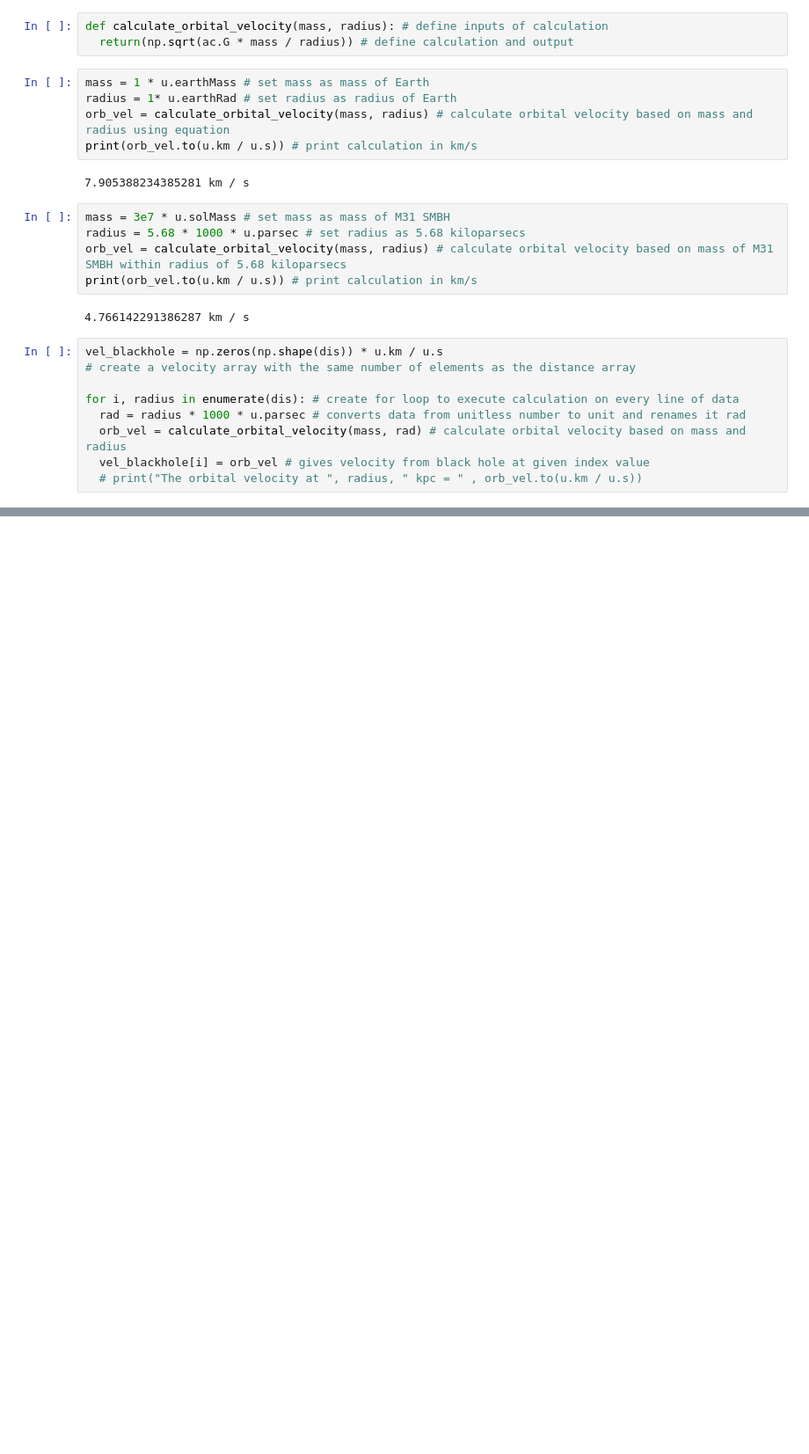
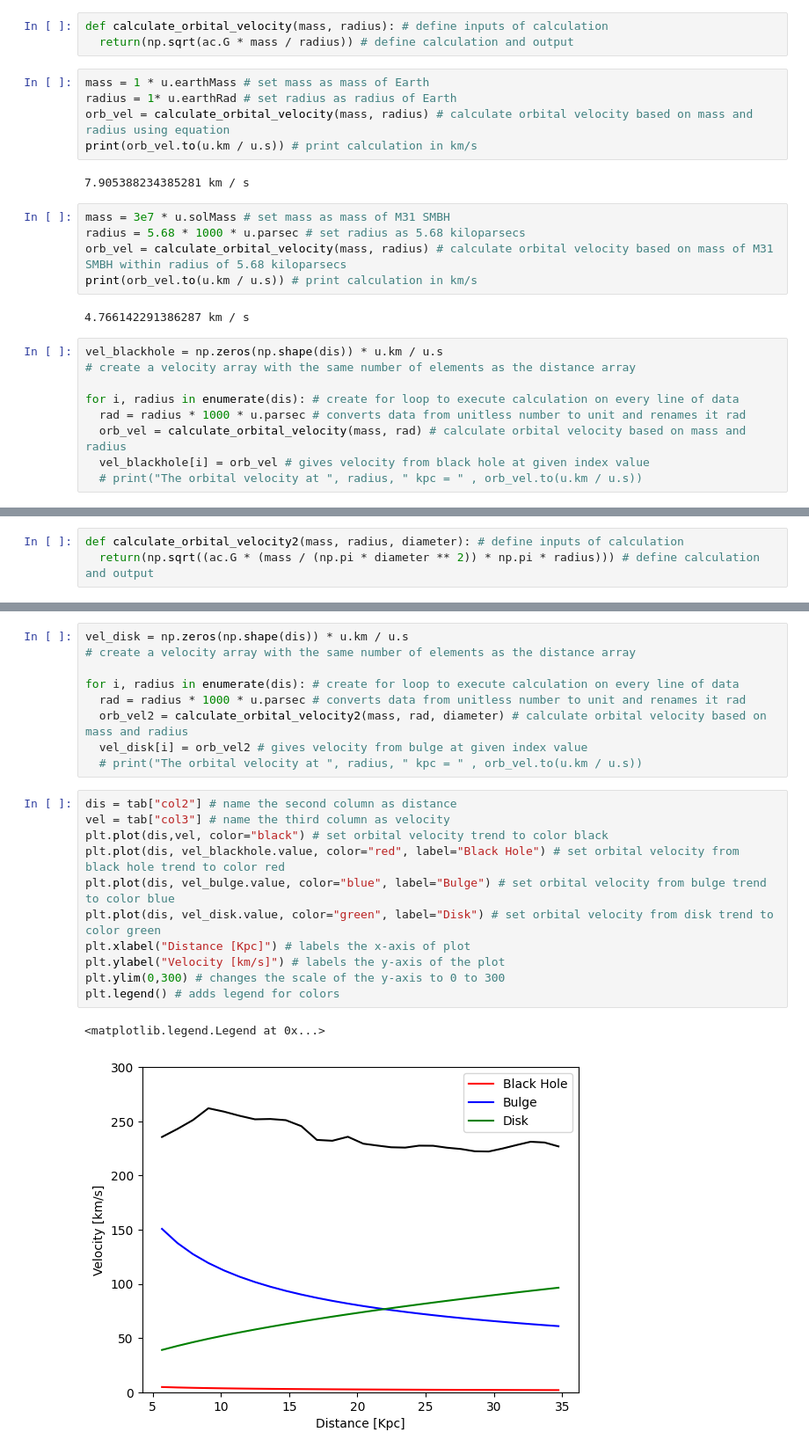
Before and after one commit to KOZlegend/Astronomy-1221, a Jupyter notebook: galaxyrotation.ipynb, the cells around one changed output, grey strips where cells are left out. Shown: that part at 88% size. Saved outputs shown, nothing was run; the diff lists cells and outputs as text; blank space fills up the shorter version.

```diff
--- a/galaxyrotation.ipynb
+++ b/galaxyrotation.ipynb
@@ -66,0 +96,3 @@ plt.legend() # adds legend for colors
+# %%
+def calculate_orbital_velocity2(mass, radius, diameter): # define inputs of calculation
+  return(np.sqrt((ac.G * (mass / (np.pi * diameter ** 2)) * np.pi * radius))) # define calculation and output
@@ -66,0 +107,23 @@ plt.legend() # adds legend for colors
+# %%
+vel_disk = np.zeros(np.shape(dis)) * u.km / u.s
+# create a velocity array with the same number of elements as the distance array
+
+for i, radius in enumerate(dis): # create for loop to execute calculation on every line of data
+  rad = radius * 1000 * u.parsec # converts data from unitless number to unit and renames it rad
+  orb_vel2 = calculate_orbital_velocity2(mass, rad, diameter) # calculate orbital velocity based on mass and radius
+  vel_disk[i] = orb_vel2 # gives velocity from bulge at given index value
+  # print("The orbital velocity at ", radius, " kpc = " , orb_vel.to(u.km / u.s))
+# %%
+dis = tab["col2"] # name the second column as distance
+vel = tab["col3"] # name the third column as velocity
+plt.plot(dis,vel, color="black") # set orbital velocity trend to color black
+plt.plot(dis, vel_blackhole.value, color="red", label="Black Hole") # set orbital velocity from black hole trend to color red
+plt.plot(dis, vel_bulge.value, color="blue", label="Bulge") # set orbital velocity from bulge trend to color blue
+plt.plot(dis, vel_disk.value, color="green", label="Disk") # set orbital velocity from disk trend to color green
+plt.xlabel("Distance [Kpc]") # labels the x-axis of plot
+plt.ylabel("Velocity [km/s]") # labels the y-axis of the plot
+plt.ylim(0,300) # changes the scale of the y-axis to 0 to 300
+plt.legend() # adds legend for colors
+# %% [output]
+<matplotlib.legend.Legend at 0x...>
+[figure, added]
```
Also changed, not shown: parts of 11 cells of this notebook.
